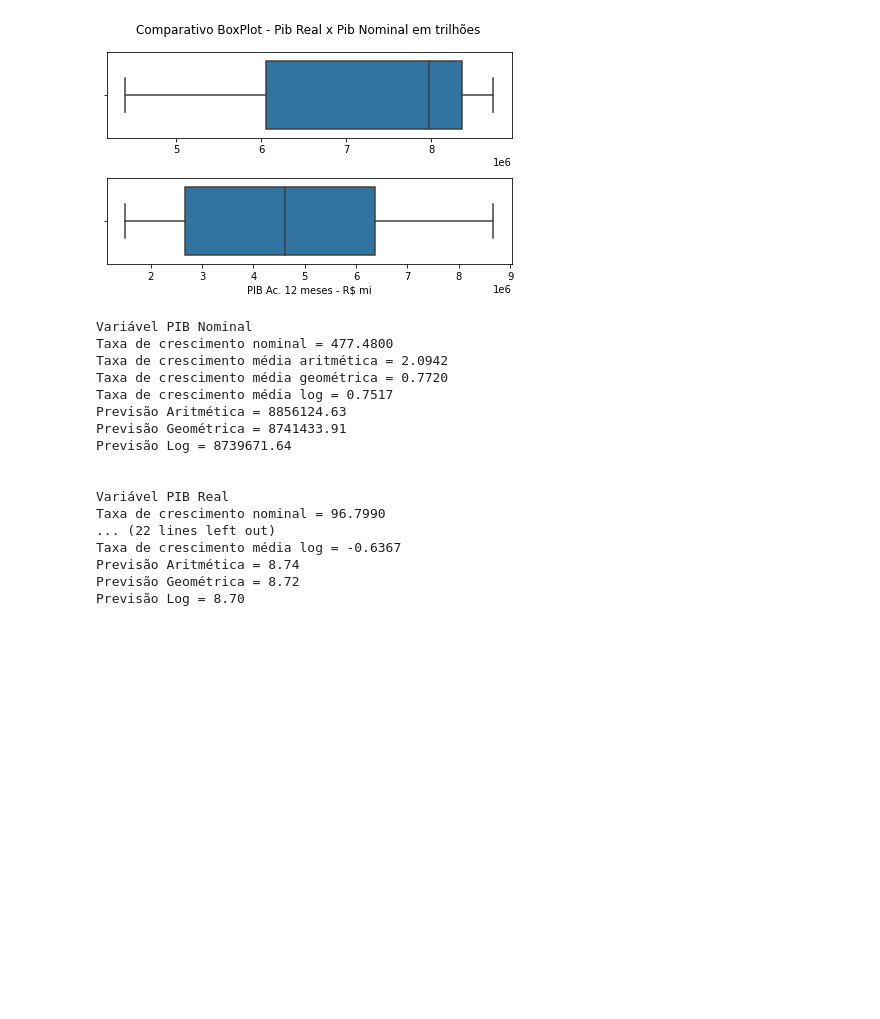
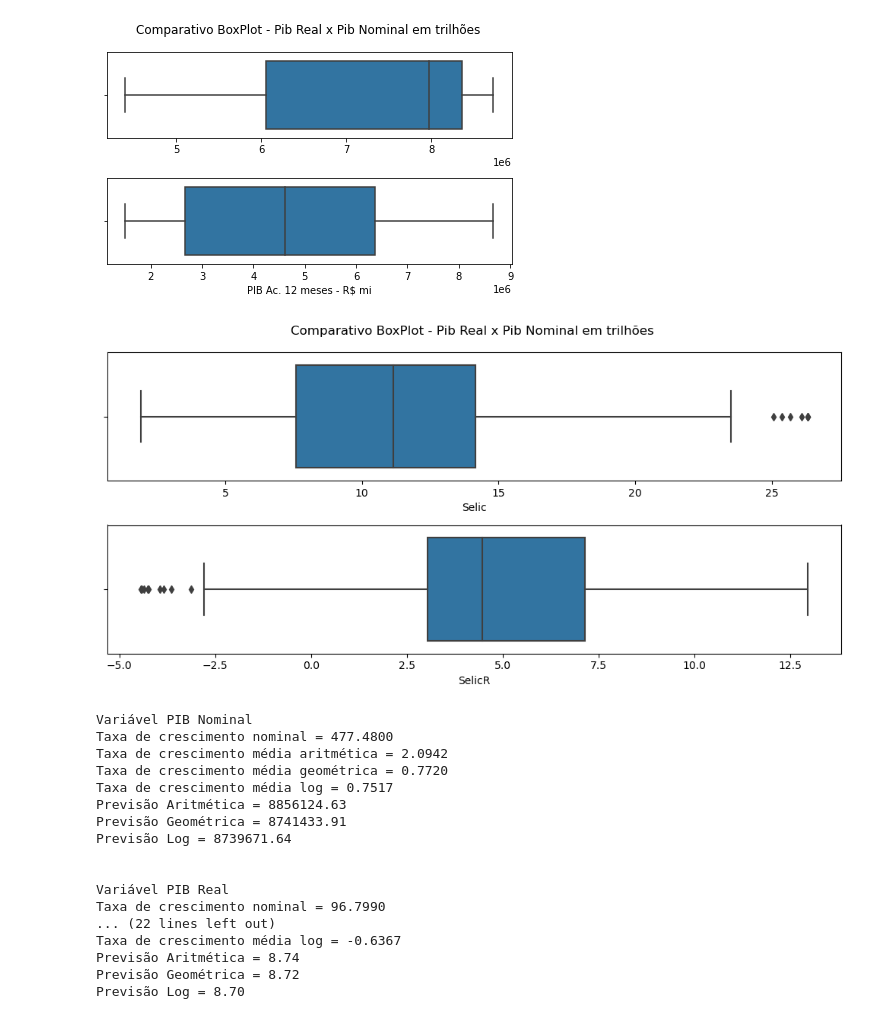
Before and after one commit to rehpires/EconometriaUFPB-2022, a Jupyter notebook: Script.ipynb, the cells around one changed output. Drawn from its saved outputs; the diff is of its cells as text; code cells hidden in the pictures; blank space fills up the shorter version.

```diff
--- a/Script.ipynb
+++ b/Script.ipynb
@@ -474,6 +474,18 @@ sns.boxplot(data = df, x=pib, ax=ax[1])
 plt.tight_layout()
 # %% [output]
 [figure]
+# %%
+#Box-Plot do PIB real x PIB Nominal
+fig, ax = plt.subplots(2)
+
+fig.suptitle('Comparativo BoxPlot - Pib Real x Pib Nominal em trilhões')
+
+sns.boxplot(data = df, x=selic, ax=ax[0])
+sns.boxplot(data = df, x=selicr, ax=ax[1])
+
+plt.tight_layout()
+# %% [output]
+[figure, added]
 # %%
 print("Variável PIB Nominal")
 txcresc(pib)
```
Also changed, not shown: parts of 7 cells of this notebook.
